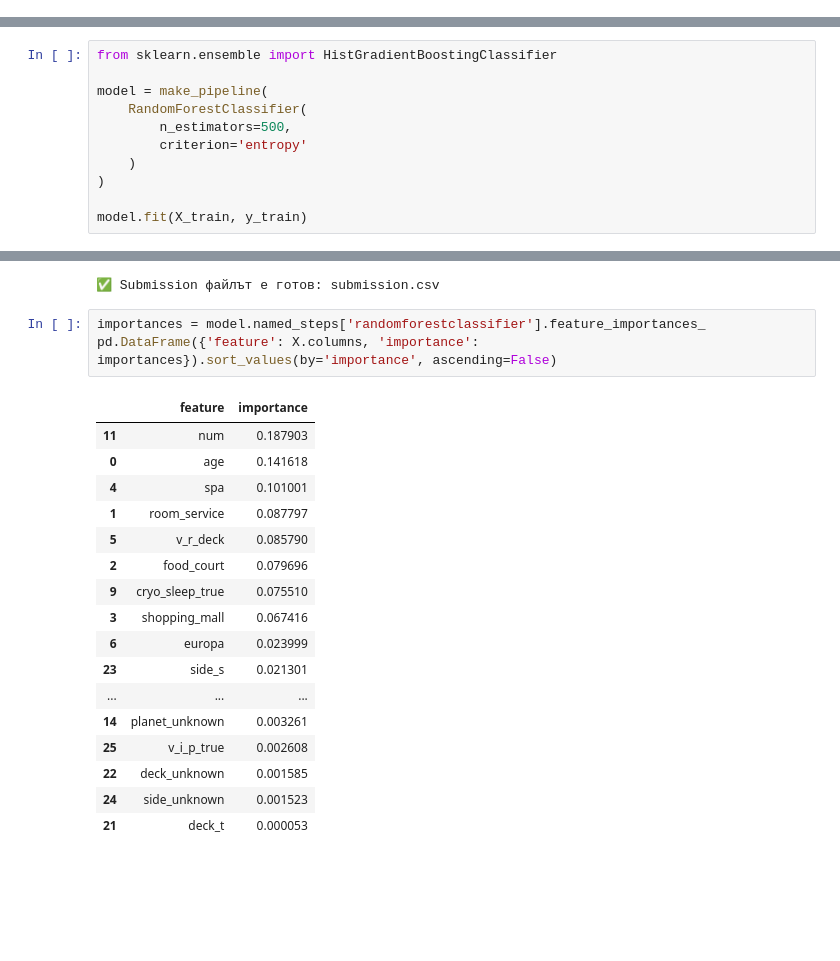
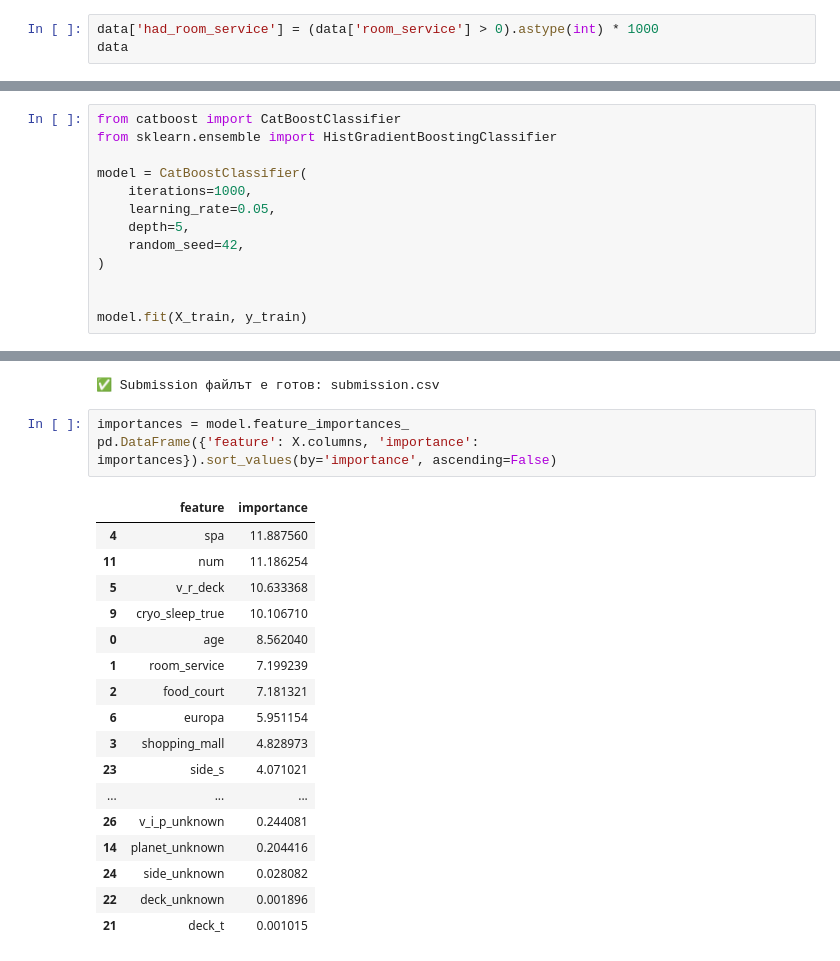
Before and after one commit to plamensve/SPACESHIP_TITANIC, a Jupyter notebook: notebooks/svm.ipynb, the cells around one changed output, grey strips where cells are left out. Cells and saved outputs as stored; diff of their text form; blank space fills up the shorter version.

```diff
--- a/notebooks/svm.ipynb
+++ b/notebooks/svm.ipynb
@@ -54,0 +66,3 @@ AttributeError: 'str' object has no attribute 'transported'
+# %%
+data['had_room_service'] = (data['room_service'] > 0).astype(int) * 1000
+data
@@ -118,12 +154,14 @@ test_data
 # %%
+from catboost import CatBoostClassifier
 from sklearn.ensemble import HistGradientBoostingClassifier
 
-model = make_pipeline(
-    RandomForestClassifier(
-        n_estimators=500,
-        criterion='entropy'
-    )
+model = CatBoostClassifier(
+    iterations=1000,
+    learning_rate=0.05,
+    depth=5,
+    random_seed=42,
 )
 
+
 model.fit(X_train, y_train)
 # %% [output]
@@ -164,23 +238,23 @@ print("✅ Submission файлът е готов: submission.csv")
 # %% [output]
 ✅ Submission файлът е готов: submission.csv
 # %%
-importances = model.named_steps['randomforestclassifier'].feature_importances_
+importances = model.feature_importances_
 pd.DataFrame({'feature': X.columns, 'importance': importances}).sort_values(by='importance', ascending=False)
 # %% [output]
 |  | feature | importance |
-| 11 | num | 0.187903 |
-| 0 | age | 0.141618 |
-| 4 | spa | 0.101001 |
-| 1 | room_service | 0.087797 |
-| 5 | v_r_deck | 0.085790 |
-| 2 | food_court | 0.079696 |
-| 9 | cryo_sleep_true | 0.075510 |
-| 3 | shopping_mall | 0.067416 |
-| 6 | europa | 0.023999 |
-| 23 | side_s | 0.021301 |
+| 4 | spa | 11.887560 |
+| 11 | num | 11.186254 |
+| 5 | v_r_deck | 10.633368 |
+| 9 | cryo_sleep_true | 10.106710 |
+| 0 | age | 8.562040 |
+| 1 | room_service | 7.199239 |
+| 2 | food_court | 7.181321 |
+| 6 | europa | 5.951154 |
+| 3 | shopping_mall | 4.828973 |
+| 23 | side_s | 4.071021 |
 | ... | ... | ... |
-| 14 | planet_unknown | 0.003261 |
-| 25 | v_i_p_true | 0.002608 |
-| 22 | deck_unknown | 0.001585 |
-| 24 | side_unknown | 0.001523 |
-| 21 | deck_t | 0.000053 |
+| 26 | v_i_p_unknown | 0.244081 |
+| 14 | planet_unknown | 0.204416 |
+| 24 | side_unknown | 0.028082 |
+| 22 | deck_unknown | 0.001896 |
+| 21 | deck_t | 0.001015 |
```
Also changed, not shown: parts of 16 cells of this notebook, 5 other files.
